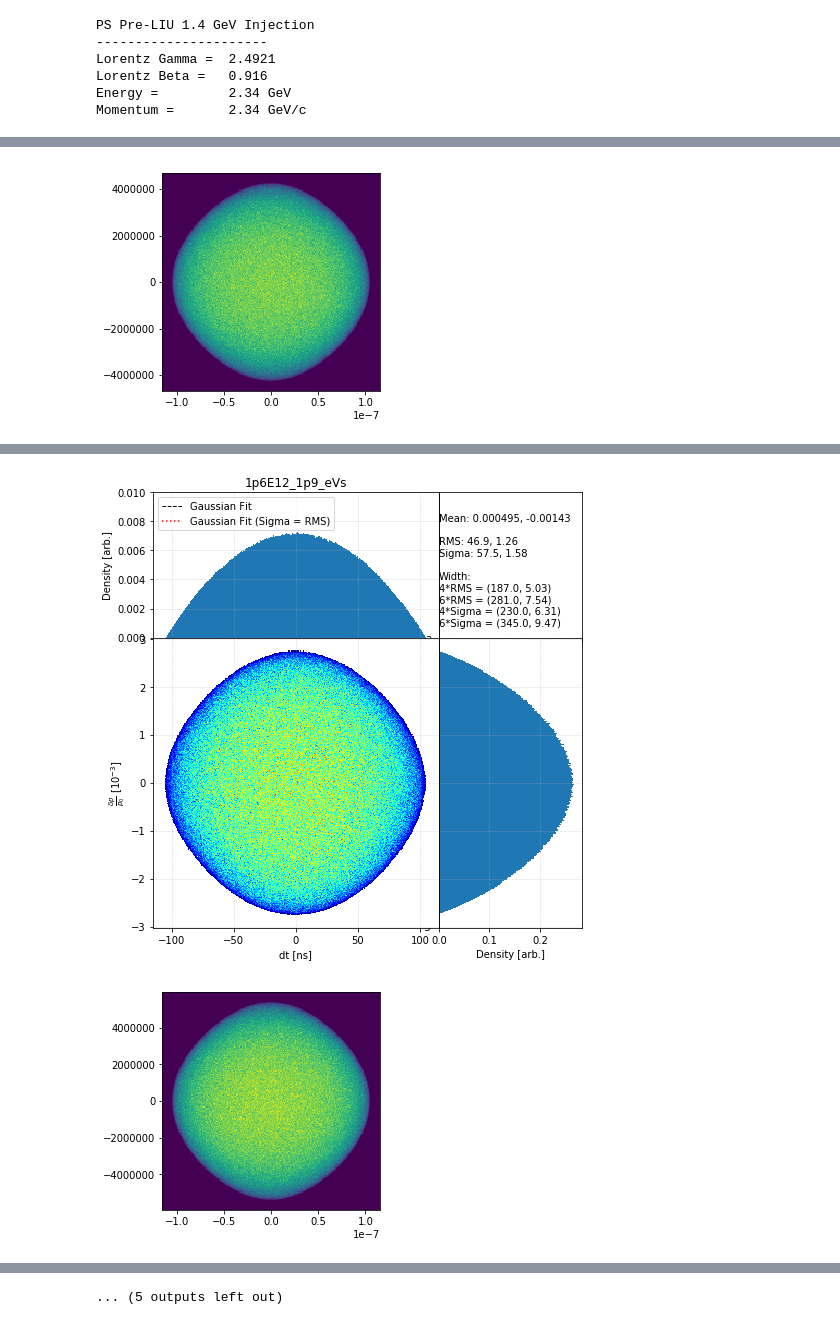
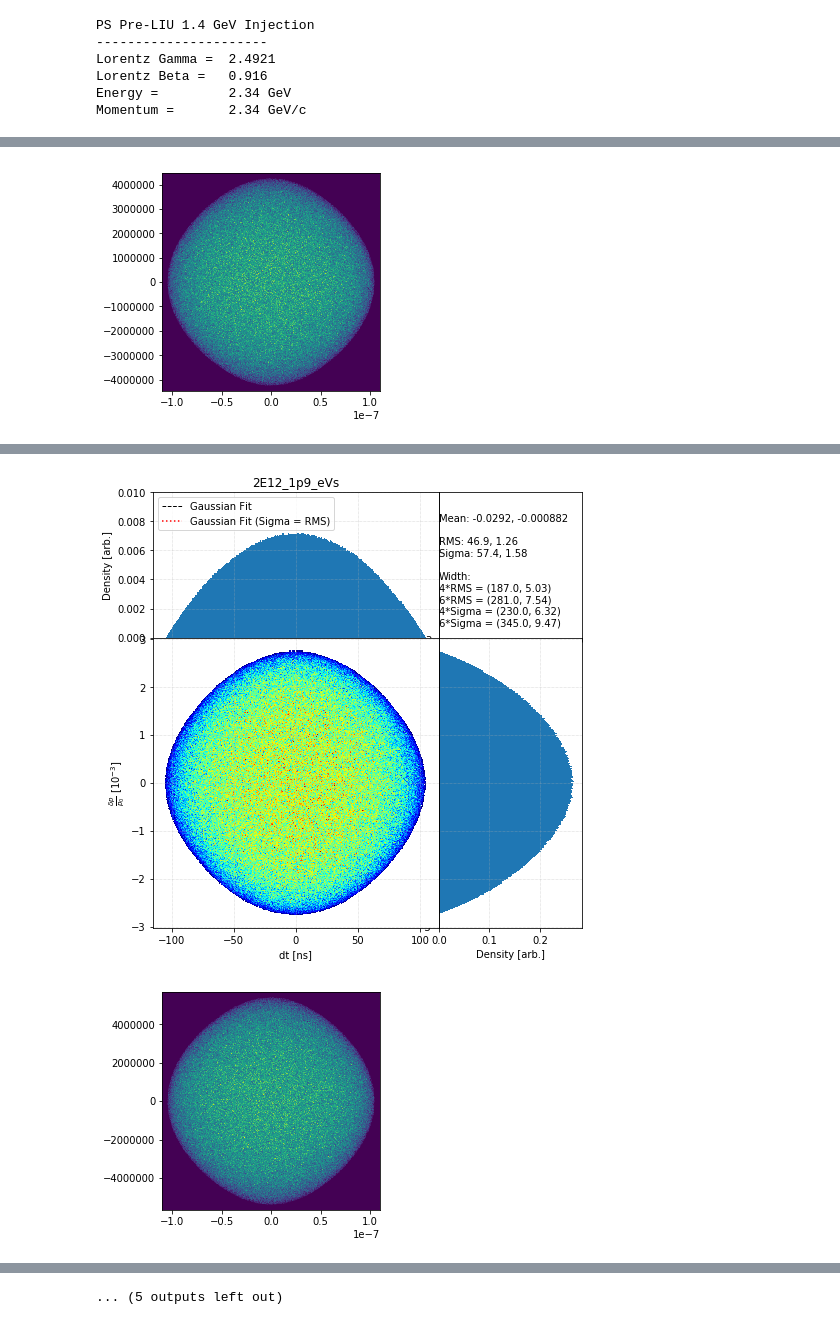
Before and after one commit to HaroonRafique/MD211, a Jupyter notebook: 00_Longitudinal_Distn/Pre_LIU/bunch_generation.ipynb, the cells around one changed output, grey strips where cells are left out. Cells and saved outputs as stored; diff of their text form; code cells hidden in the pictures.

```diff
--- a/00_Longitudinal_Distn/Pre_LIU/bunch_generation.ipynb
+++ b/00_Longitudinal_Distn/Pre_LIU/bunch_generation.ipynb
@@ -89,8 +89,9 @@ Momentum =       2.34 GeV/c
 save_folder = 'Plots/'
 
 # 2 Intensities
-high_intensity = False
+high_intensity = True
 i = 0
+output_bins = 512
 
 emittances = [1.3, 1.6, 1.9, 2.3, 2.6]
 str_emittances = ['1p3', '1p6', '1p9', '2p3','2p6']
@@ -542,12 +543,12 @@ for i in range(len(voltages)):
     dE = np.array(beam.dE)
     dt = np.array((beam.dt - rf_station.t_rf[0,0]/2.))
 
-    bin_size_x = 200
-    bin_size_y = 200
-    x_min = np.min(dt)*1.1
-    x_max = np.max(dt)*1.1
-    y_min = np.min(dE)*1.1
-    y_max = np.max(dE)*1.1
+    bin_size_x = output_bins
+    bin_size_y = output_bins
+    x_min = np.min(dt)*1.05
+    x_max = np.max(dt)*1.05
+    y_min = np.min(dE)*1.05
+    y_max = np.max(dE)*1.05
 
     # Need a heatmap to make a 2D array:
     # Create heatmap
@@ -595 +596 @@ for i in range(len(voltages)):
-[figure, old version]
+[figure, new version]
@@ -597,2 +598,2 @@ for i in range(len(voltages)):
-[figure, old version]
+[figure, new version]
-[figure, old version]
+[figure, new version]
```
Also changed, not shown: parts of 1 cell of this notebook, 30 other files.
